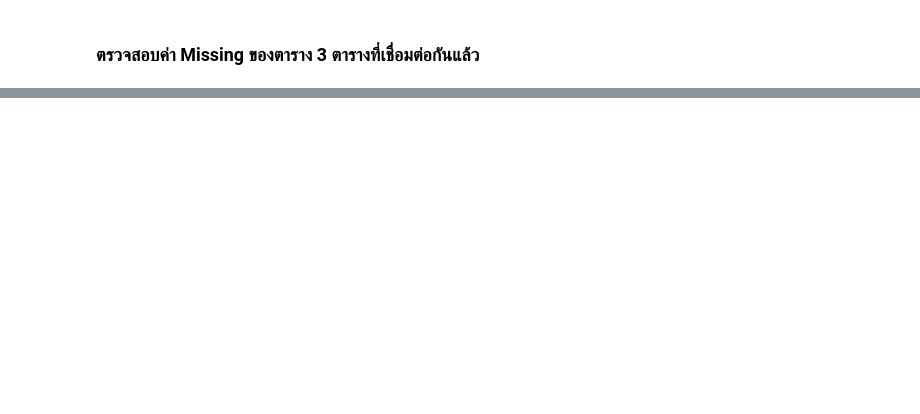
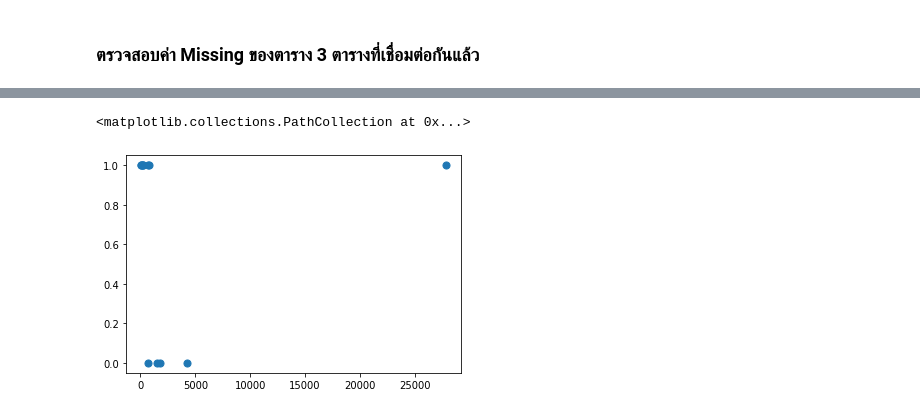
Before and after one commit to Chonthichasi/DWDM2021, a Jupyter notebook: Project_DWDM.ipynb, the cells around one changed output, grey strips where cells are left out. Cells and saved outputs as stored; diff of their text form; code cells hidden in the pictures; blank space fills up the shorter version.

```diff
--- a/Project_DWDM.ipynb
+++ b/Project_DWDM.ipynb
@@ -560,0 +774,7 @@ dtype: bool
+# %%
+X = data_m2[['ปริมาณของกลางยาเสพติดทั้งหมด (กิโลกรัม)','เรื่องร้องเรียนและแจ้งเบาะแสยาเสพติดทั้งหมด (เรื่อง)']]
+X
+
+import re
+X = X.replace('[^\d.]','', regex=True).astype(float)
+X
@@ -560,0 +795,3 @@ dtype: bool
+# %%
+y = data_m2[['Cluster']]
+y
@@ -560,0 +818,2 @@ dtype: bool
+# %%
+X_train, X_test, y_train, y_test = train_test_split(X, y, test_size=0.5, random_state=6)
@@ -560,0 +830,2 @@ dtype: bool
+# %%
+X_train2, X_val, y_train2, y_val = train_test_split(X_train, y_train, test_size=0.3, random_state=6)
@@ -560,0 +1081,5 @@ dtype: bool
+# %%
+plt.scatter(X_val['ปริมาณของกลางยาเสพติดทั้งหมด (กิโลกรัม)'],y_val,s=50,cmap='YlOrRd') ## ใช้ค่าตัวเลข + cmap
+# %% [output]
+<matplotlib.collections.PathCollection at 0x...>
+[figure, added]
```
Also changed, not shown: parts of 105 cells of this notebook.
